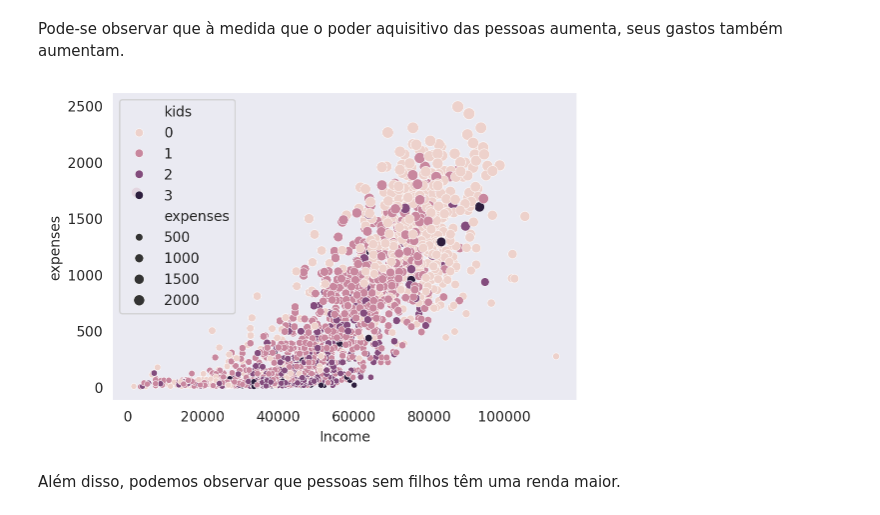
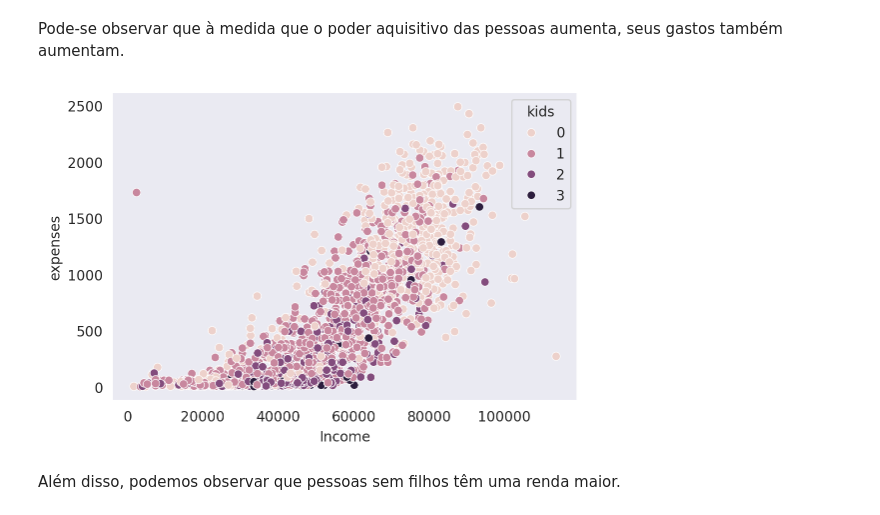
Before and after one commit to Oseiasdfarias/estatistica_do_basico_ao_avancado_EBA, a Jupyter notebook: atividades/1.0_estatistica_descritiva/1.0_Desafio_Ifood.ipynb, the cells around one changed output. Saved outputs shown, nothing was run; the diff lists cells and outputs as text; code cells hidden in the pictures.

```diff
--- a/atividades/1.0_estatistica_descritiva/1.0_Desafio_Ifood.ipynb
+++ b/atividades/1.0_estatistica_descritiva/1.0_Desafio_Ifood.ipynb
@@ -394,13 +394,12 @@ Pode-se observar que à medida que o poder aquisitivo das pessoas aumenta, seus
 # %%
 plt.figure(figsize=(6, 4))
 sns.scatterplot(data=df_ifood,
                 x="Income",
                 y="expenses",
-                size="expenses",
                 hue="kids")
 plt.show()
 # %% [output]
-[figure, old version]
+[figure, new version]
 # %% [markdown]
 Além disso, podemos observar que pessoas sem filhos têm uma renda maior.
 # %% [markdown]
```
Also changed, not shown: parts of 8 cells of this notebook.
